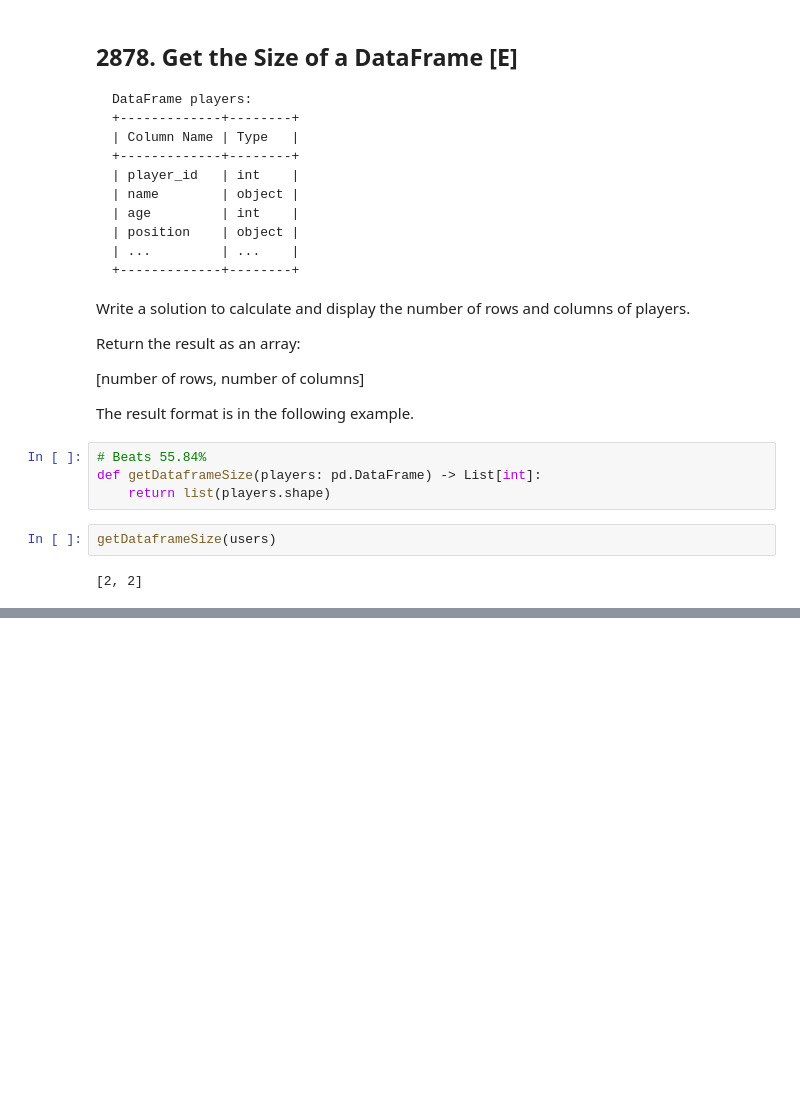
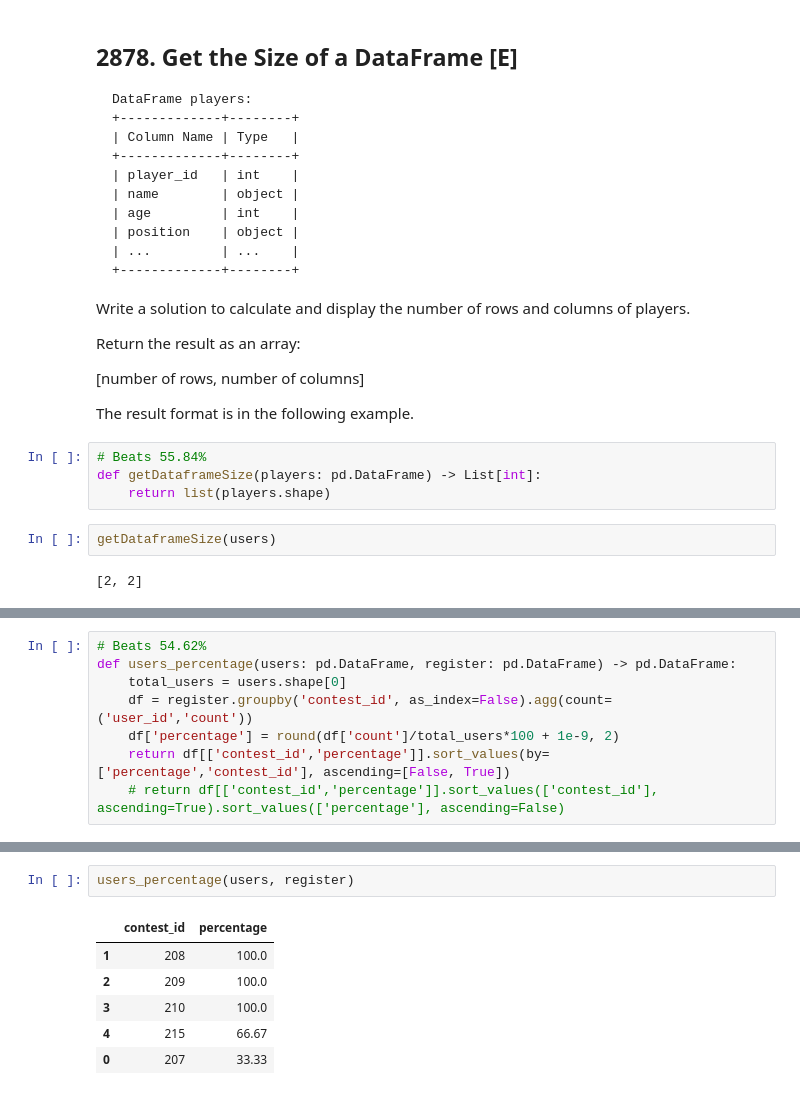
Before and after one commit to drwslv/LeetCode-Pandas, a Jupyter notebook: examples_2.ipynb, the cells around one changed output, grey strips where cells are left out. Saved outputs shown, nothing was run; the diff lists cells and outputs as text; blank space fills up the shorter version.

```diff
--- a/examples_2.ipynb
+++ b/examples_2.ipynb
@@ -376,0 +405,8 @@ list(users.shape)
+# %%
+# Beats 54.62%
+def users_percentage(users: pd.DataFrame, register: pd.DataFrame) -> pd.DataFrame:
+    total_users = users.shape[0]
+    df = register.groupby('contest_id', as_index=False).agg(count=('user_id','count'))
+    df['percentage'] = round(df['count']/total_users*100 + 1e-9, 2)
+    return df[['contest_id','percentage']].sort_values(by=['percentage','contest_id'], ascending=[False, True])
+    # return df[['contest_id','percentage']].sort_values(['contest_id'], ascending=True).sort_values(['percentage'], ascending=False)
@@ -376,0 +418,9 @@ list(users.shape)
+# %%
+users_percentage(users, register)
+# %% [output]
+|  | contest_id | percentage |
+| 1 | 208 | 100.0 |
+| 2 | 209 | 100.0 |
+| 3 | 210 | 100.0 |
+| 4 | 215 | 66.67 |
+| 0 | 207 | 33.33 |
```
Also changed, not shown: parts of 6 cells of this notebook.
